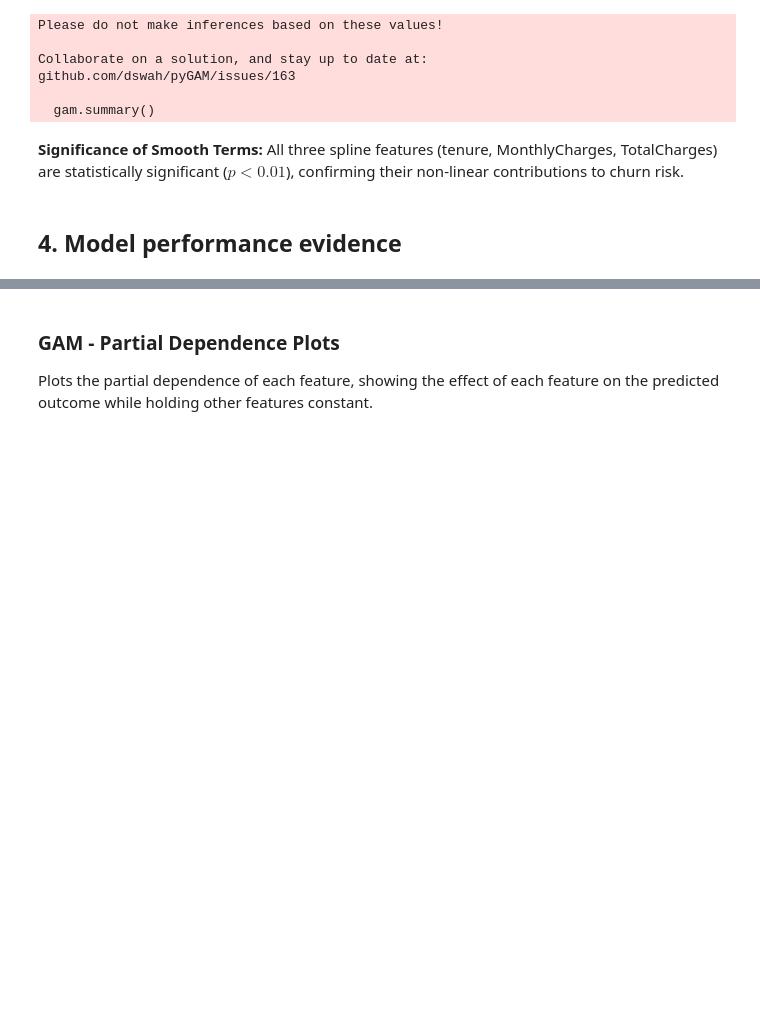
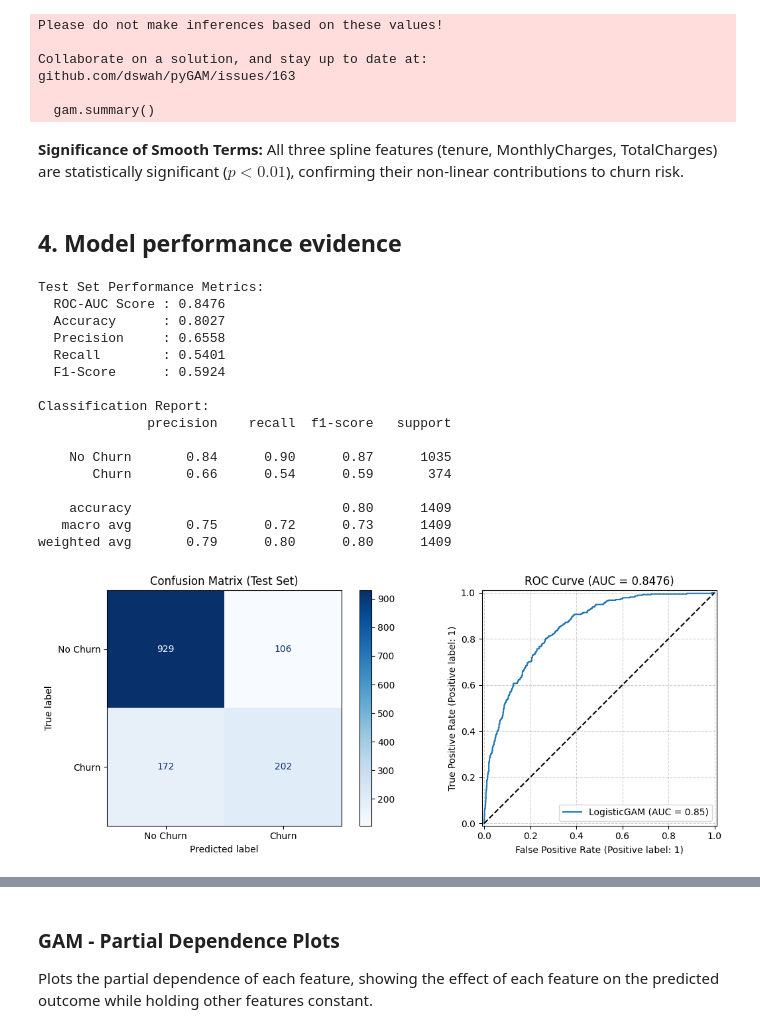
Before and after one commit to tonantzin-real/AIPI590_w2_assumption_junction, a Jupyter notebook: tonantzin_teamname_gam.ipynb, the cells around one changed output, grey strips where cells are left out. Drawn from its saved outputs; the diff is of its cells as text; code cells hidden in the pictures; blank space fills up the shorter version.

```diff
--- a/tonantzin_teamname_gam.ipynb
+++ b/tonantzin_teamname_gam.ipynb
@@ -303,23 +303,61 @@ github.com/dswah/pyGAM/issues/163
 **Significance of Smooth Terms:** All three spline features (tenure, MonthlyCharges, TotalCharges) are statistically significant ($p < 0.01$), confirming their non-linear contributions to churn risk.
 # %% [markdown]
 ## 4. Model performance evidence
-# %%
-# # Initilize GAM
-# gam = LinearGAM(s(0) + s(1) + s(2) + s(3) + s(4) + s(5) + s(6) + s(7) + s(8) + s(9))
-
-# # Find best smoothing parameters for each spline term
-# gam.gridsearch(X_train_scaled, y_train)
-
-# Fit the model
-gam.fit(X_train_scaled, y_train)
-
-# Make predictions
-y_pred_gam = gam.predict(X_test_scaled)
-
-# Calculate MSE and R^2
-mse_gam = mean_squared_error(y_test, y_pred_gam)
-r2_gam = r2_score(y_test, y_pred_gam)
-
-print(f"GAM MSE: {mse_gam:.4f}, R^2: {r2_gam:.4f}")
-
-gam.summary()
+# %%
+from sklearn.metrics import (
+    accuracy_score, roc_auc_score, f1_score, precision_score, recall_score,
+    classification_report, confusion_matrix, ConfusionMatrixDisplay, RocCurveDisplay
+)
+
+# 1. Generate probabilities and class predictions on the test set
+y_prob = gam.predict_proba(X_test)
+y_pred = gam.predict(X_test)
+
+# 2. Compute key classification metrics
+auc = roc_auc_score(y_test, y_prob)
+acc = accuracy_score(y_test, y_pred)
+f1 = f1_score(y_test, y_pred)
+prec = precision_score(y_test, y_pred)
+rec = recall_score(y_test, y_pred)
+
+print(f"Test Set Performance Metrics:")
+print(f"  ROC-AUC Score : {auc:.4f}")
+print(f"  Accuracy      : {acc:.4f}")
+print(f"  Precision     : {prec:.4f}")
+print(f"  Recall        : {rec:.4f}")
+print(f"  F1-Score      : {f1:.4f}")
+
+print("\nClassification Report:")
+print(classification_report(y_test, y_pred, target_names=['No Churn', 'Churn']))
+
+# 3. Plot Confusion Matrix and ROC Curve
+fig, axes = plt.subplots(1, 2, figsize=(12, 4.5))
+
+ConfusionMatrixDisplay.from_predictions(y_test, y_pred, display_labels=['No Churn', 'Churn'], ax=axes[0], cmap='Blues')
+axes[0].set_title("Confusion Matrix (Test Set)")
+
+RocCurveDisplay.from_predictions(y_test, y_prob, ax=axes[1], name="LogisticGAM")
+axes[1].plot([0, 1], [0, 1], 'k--', label="Random Chance")
+axes[1].set_title(f"ROC Curve (AUC = {auc:.4f})")
+axes[1].grid(True, linestyle='--', alpha=0.6)
+
+plt.tight_layout()
+plt.show()
+# %% [output]
+Test Set Performance Metrics:
+  ROC-AUC Score : 0.8476
+  Accuracy      : 0.8027
+  Precision     : 0.6558
+  Recall        : 0.5401
+  F1-Score      : 0.5924
+
+Classification Report:
+              precision    recall  f1-score   support
+
+    No Churn       0.84      0.90      0.87      1035
+       Churn       0.66      0.54      0.59       374
+
+    accuracy                           0.80      1409
+   macro avg       0.75      0.72      0.73      1409
+weighted avg       0.79      0.80      0.80      1409
+[figure, added]
```
Also changed, not shown: parts of 1 cell of this notebook.
